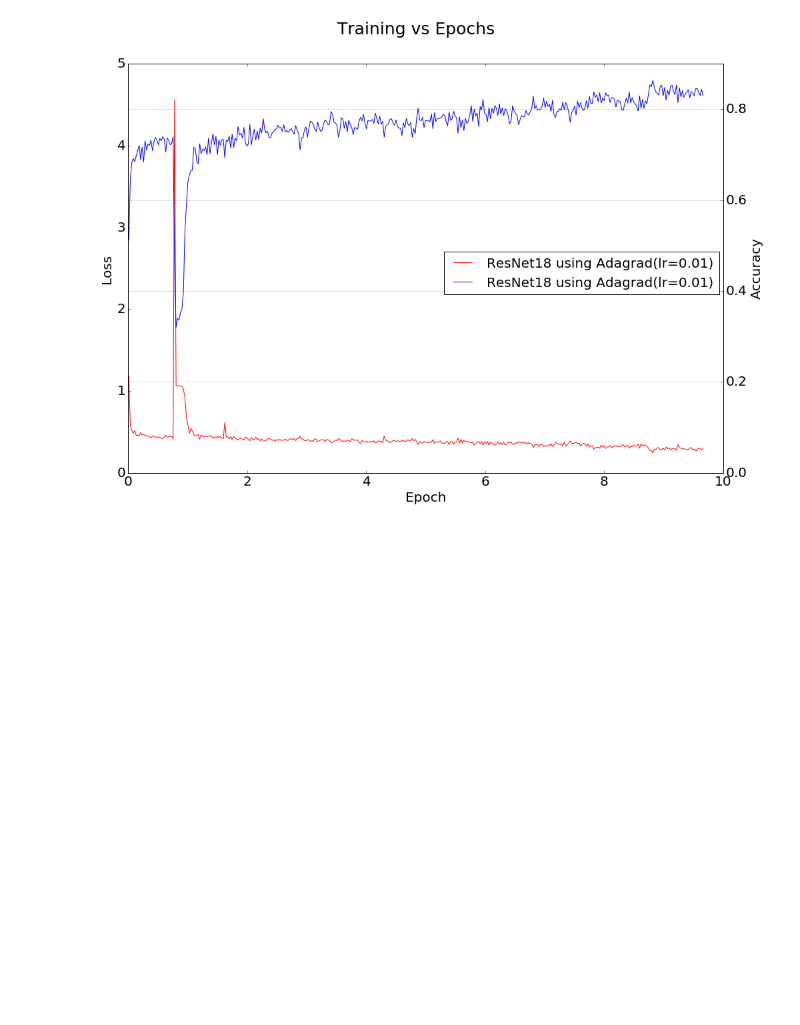
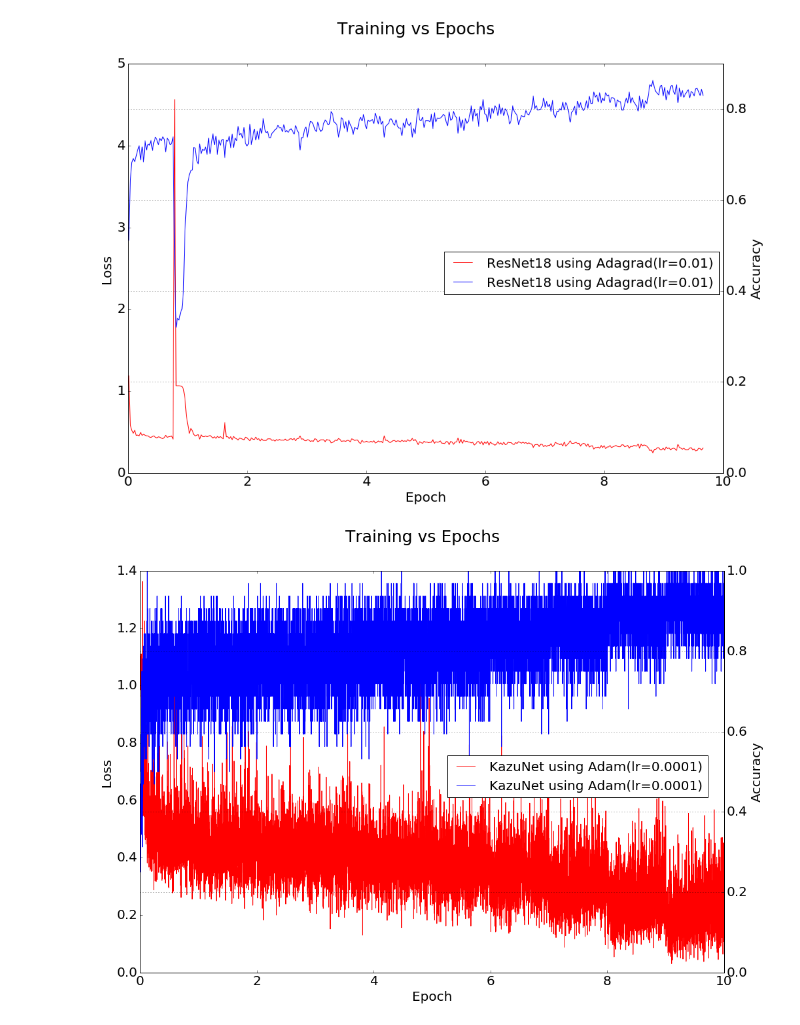
Before and after one commit to WatChMaL/CNN, a Jupyter notebook: notebooks/June 14 - Periodicity analysis.ipynb, the cells around one changed output. Cells and saved outputs as stored; diff of their text form; code cells hidden in the pictures; blank space fills up the shorter version.

Commit message:
Updated plot_utils

```diff
--- a/notebooks/June 14 - Periodicity analysis.ipynb
+++ b/notebooks/June 14 - Periodicity analysis.ipynb
@@ -61,3 +61,17 @@ plot_utils.plot_training([train_log],
                               downsample_interval=32, legend_loc=(0.82, 0.5))
 # %% [output]
 [figure]
+# %%
+# Setup the paths to the log files
+
+log = "20190614_225645"
+
+# Training log files for the models
+log_dir =  "/home/akajal/WatChMaL/VAE/dumps/"
+train_log = log_dir + log + "/log_train.csv"
+plot_utils.plot_training([train_log],
+                              ["KazuNet using Adam(lr=0.0001)"],
+                              {"KazuNet using Adam(lr=0.0001)":["red","blue"]},
+                              downsample_interval=None, legend_loc=(0.82, 0.5))
+# %% [output]
+[figure, added]
```
Also changed, not shown: parts of 2 cells of this notebook, 4 other files.
